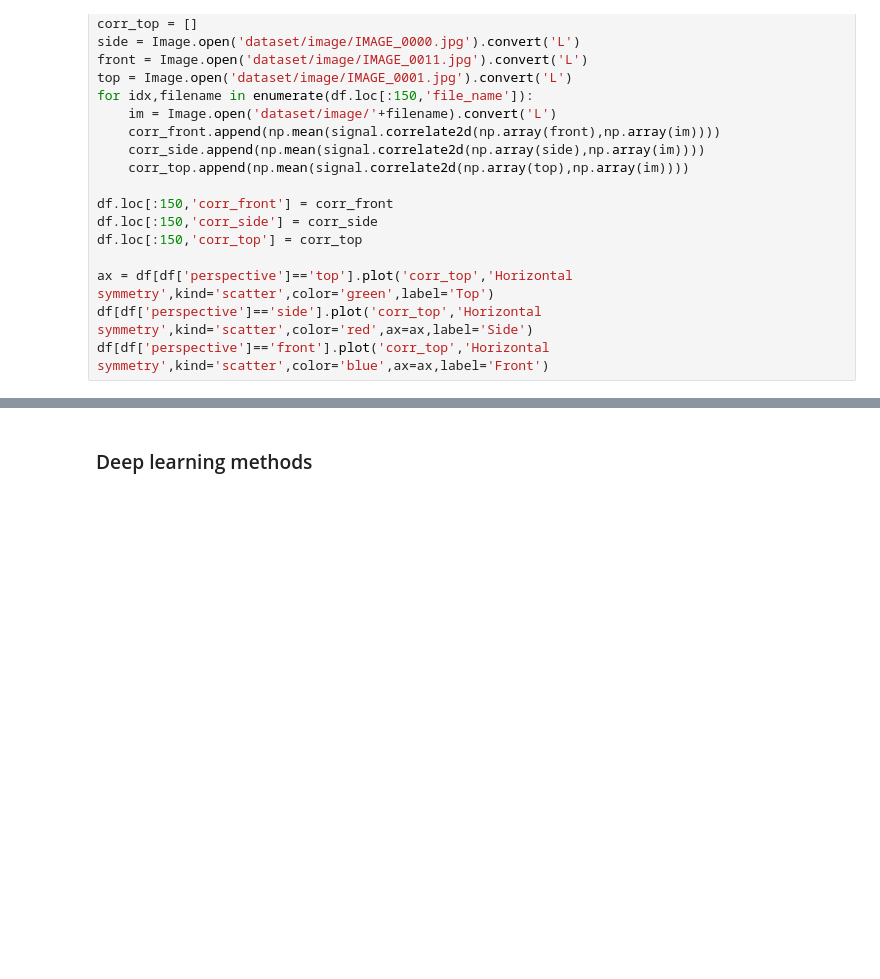
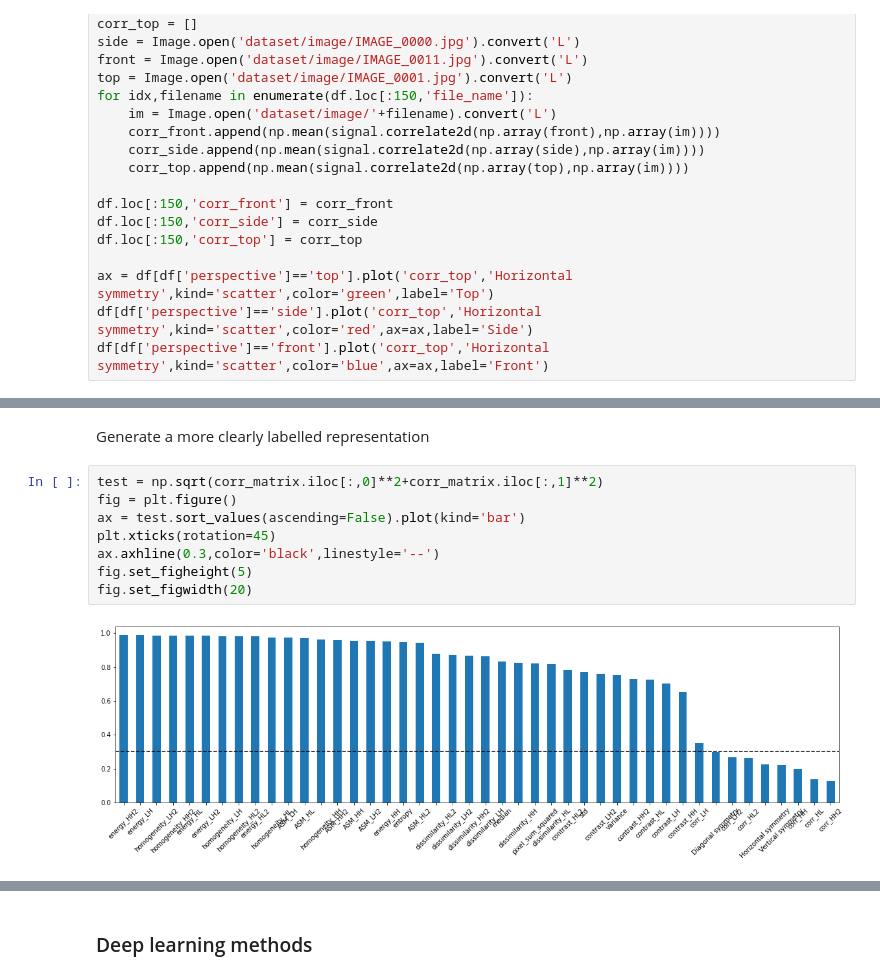
Before and after one commit to rr1017/AMLS_21-22-_SN21213556, a Jupyter notebook: Script.ipynb, the cells around one changed output, grey strips where cells are left out. Drawn from its saved outputs; the diff is of its cells as text; blank space fills up the shorter version.

```diff
--- a/Script.ipynb
+++ b/Script.ipynb
@@ -209,5 +249,17 @@ dissimilarity_HH2   -0.856671  0.137063
 ASM_HH2              0.931238  0.235308
 energy_HH2           0.957254  0.249331
 [figure]
+# %% [markdown]
+Generate a more clearly labelled representation
+# %%
+test = np.sqrt(corr_matrix.iloc[:,0]**2+corr_matrix.iloc[:,1]**2)
+fig = plt.figure()
+ax = test.sort_values(ascending=False).plot(kind='bar')
+plt.xticks(rotation=45)
+ax.axhline(0.3,color='black',linestyle='--')
+fig.set_figheight(5)
+fig.set_figwidth(20)
+# %% [output]
+[figure, added]
 # %% [markdown]
 ### Display images in feature space
```
Also changed, not shown: parts of 59 cells of this notebook, 1 other file.
